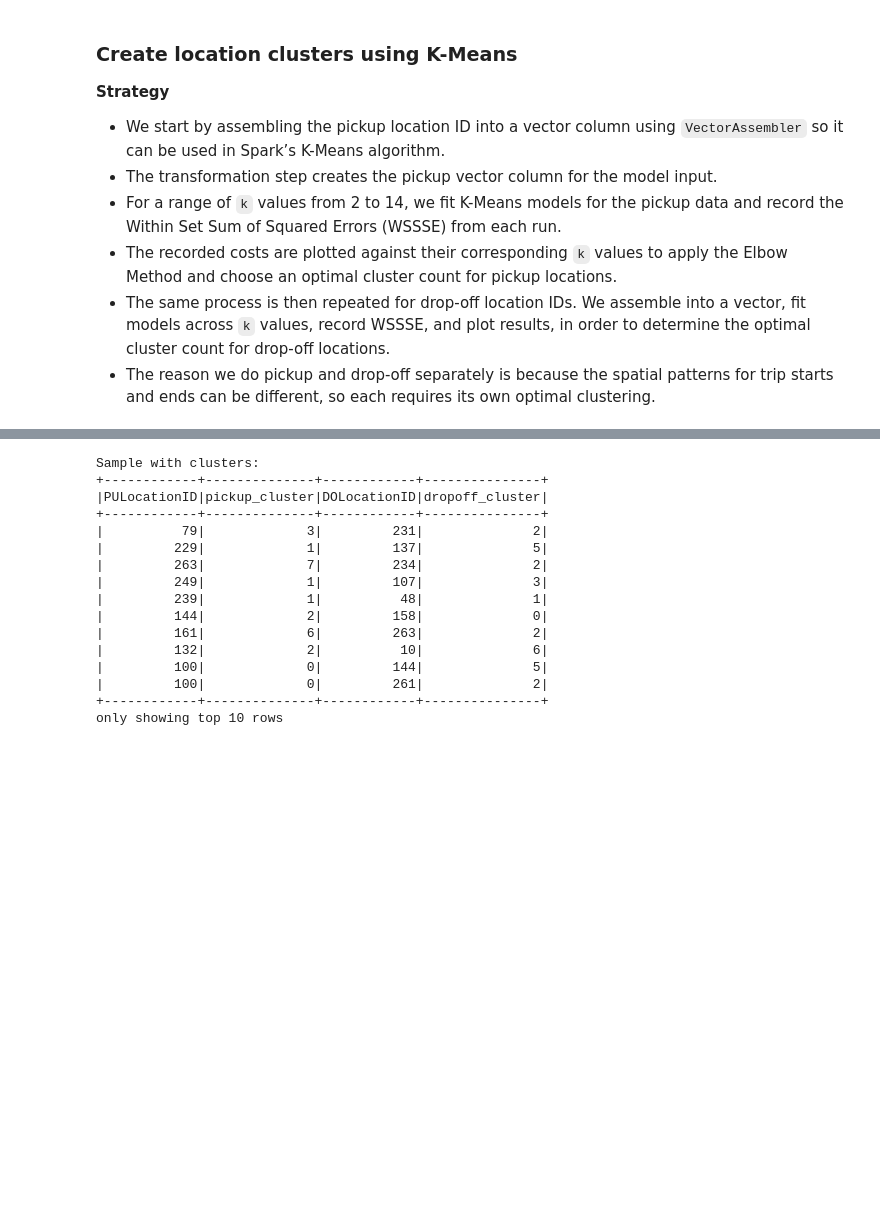
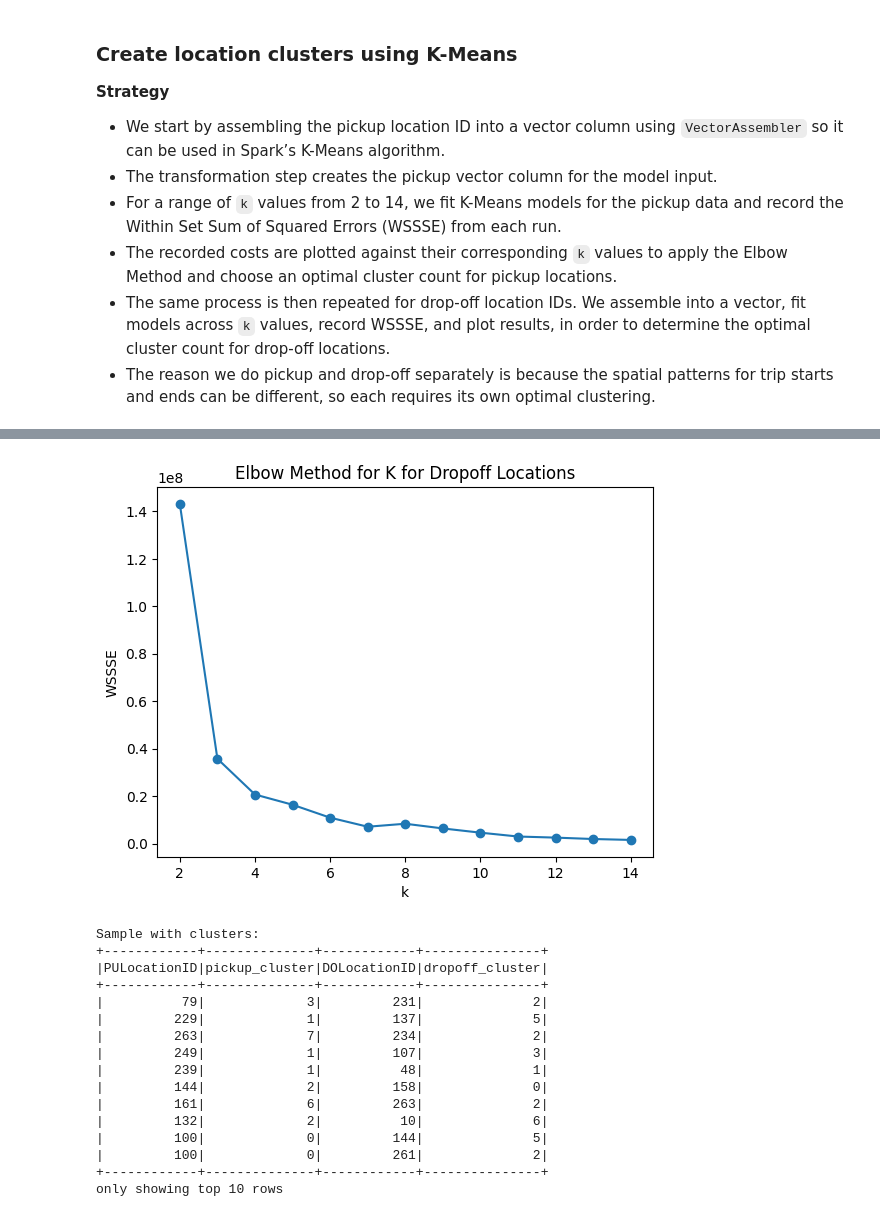
Before and after one commit to chawthinn/nyc-yellow-taxi-ml-modeling-jan-aug-2023, a Jupyter notebook: AML3603_FinalProject_part2.ipynb, the cells around one changed output, grey strips where cells are left out. Cells and saved outputs as stored; diff of their text form; code cells hidden in the pictures; blank space fills up the shorter version.

```diff
--- a/AML3603_FinalProject_part2.ipynb
+++ b/AML3603_FinalProject_part2.ipynb
@@ -329,26 +331,28 @@ Here's what we deduced from the heatmap:
 # %%
-# # Assemble location features for clustering
-# location_assembler = VectorAssembler(
-#     inputCols=["DOLocationID"],
-#     outputCol="do_location_vec"
-# )
+# Assemble location features for clustering
+location_assembler = VectorAssembler(
+    inputCols=["DOLocationID"],
+    outputCol="do_location_vec"
+)
 
-# # Transform the sample_df to add location_features
-# do_location_df = location_assembler.transform(sample_df)
+# Transform the sample_df to add location_features
+do_location_df = location_assembler.transform(sample_df)
 
-# # Find the best kmeans
-# costs = []
-# for k in range(2, 15):
-#     kmeans = KMeans(k=k, seed=42, featuresCol="do_location_vec")
-#     model = kmeans.fit(do_location_df)
-#     cost = model.summary.trainingCost  # WSSSE
-#     costs.append(cost)
+# Find the best kmeans
+costs = []
+for k in range(2, 15):
+    kmeans = KMeans(k=k, seed=42, featuresCol="do_location_vec")
+    model = kmeans.fit(do_location_df)
+    cost = model.summary.trainingCost  # WSSSE
+    costs.append(cost)
 
-# plt.plot(range(2, 15), costs, marker='o')
-# plt.xlabel('k')
-# plt.ylabel('WSSSE')
-# plt.title('Elbow Method for K for Dropoff Locations')
-# plt.show()
+plt.plot(range(2, 15), costs, marker='o')
+plt.xlabel('k')
+plt.ylabel('WSSSE')
+plt.title('Elbow Method for K for Dropoff Locations')
+plt.show()
+# %% [output]
+[figure, added]
 # %%
 from pyspark.ml.clustering import KMeans
 
```
Also changed, not shown: parts of 10 cells of this notebook, 12 other files.
